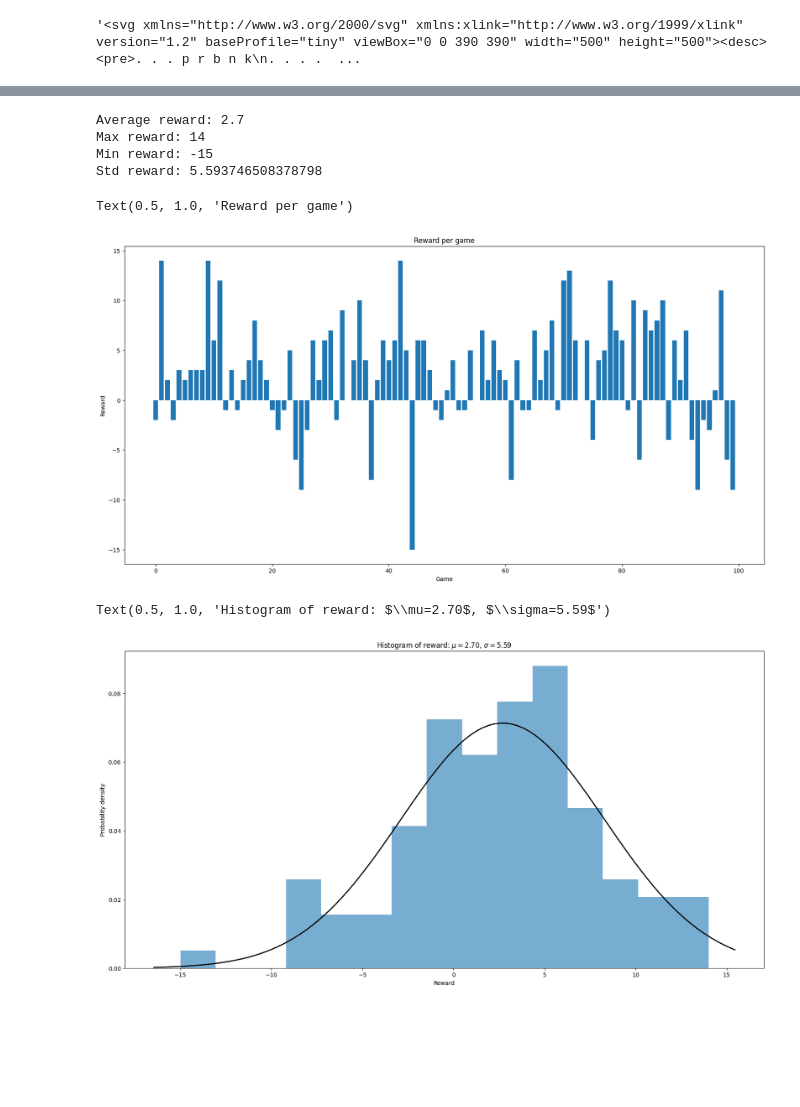
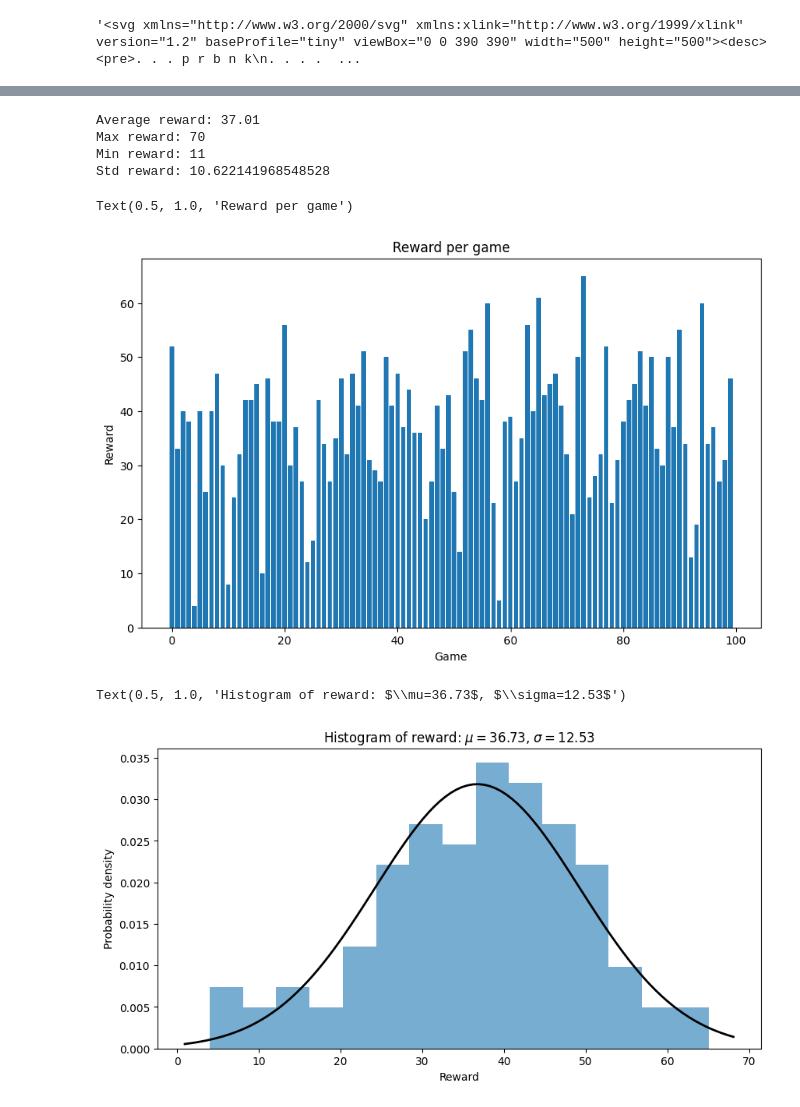
Before and after one commit to Lord225/AIProject, a Jupyter notebook: src/trained_model_testing.ipynb, the cells around one changed output, grey strips where cells are left out. Cells and saved outputs as stored; diff of their text form; code cells hidden in the pictures; blank space fills up the shorter version.

```diff
--- a/src/trained_model_testing.ipynb
+++ b/src/trained_model_testing.ipynb
@@ -15,7 +15,8 @@ env.render()
 import tensorflow as tf
 
 MODEL_NAMES = {
-    "v6": "../retain/chess_v6.0_20230528-170550_13000.h5",
+    "v6-5": "../retain/chess_v6.0_20230608-075209_21500.h5",
+    "v6-30": "../retain/chess_v6.0_20230610-072456_1500.h5",
     "v4-1": "../retain/chess_v4.0_20230528-114544_31500.h5",
     "v4-2": "../retain/chess_v4.0_20230527-105139_38000.h5",
     "v4-3": "../retain/chess_v4.0_20230525-231506_107750.h5",
@@ -46,7 +47,7 @@ def legal_moves(board: chess_engine.DiagonalChess):
     return chess_engine.internal.get_legal_moves_mask(board.board, board.isBlack)
 # %%
 # ten agent zawsze gra białymi
-ai_agent = ChessAgent("v4-3")
+ai_agent = ChessAgent("v6-30")
 # %%
 state = env.reset()
 probs, critic = ai_agent.action_probs(state, legal_moves(env))
@@ -204,24 +214,24 @@ rewards = []
 games_backtrace = []
 
 #ai_agent = ChessAgent("v4-4")
-ai_agent = ChessAgent("v4-3")
+#ai_agent = ChessAgent("v4-3")
 #ai_agent = ChessAgent("v4-2")
-#ai_agent = ChessAgent("v6")
+ai_agent = ChessAgent("v6-30")
+#ai_agent = ChessAgent("v6-5")
 
 t = tqdm(range(N_GAME))
 for i in t:
     state = env.reset()
     reward_sum = 0
     backtrace = []
-    for it in range(10):
-        action, _ = ai_agent.get_raw(state)
-        #action = action*legal_moves(env)
-        action = np.argmax(action)
+    for it in range(15):
+        action = ai_agent.action(state, legal_moves(env))
+        #action = int((np.random.randn(4096)*legal_moves(env)).argmax())
 
         state1, reward1, done1 = env.step(int(action))
 
         # make random move
-        state2, reward2, done2 = env.step(int(np.argmax((np.random.randn(4096)*legal_moves(env)))))
+        state2, reward2, done2 = env.step(int(np.random.randint(0, 4096)))
 
         reward = reward1 - max(reward2, 0)
         state = state2
@@ -244,27 +254,27 @@ print(f"Max reward: {np.max(rewards)}")
 print(f"Min reward: {np.min(rewards)}")
 print(f"Std reward: {np.std(rewards)}")
 # %% [output]
-Average reward: 2.7
-Max reward: 14
-Min reward: -15
-Std reward: 5.593746508378798
+Average reward: 37.01
+Max reward: 70
+Min reward: 11
+Std reward: 10.622141968548528
 # %%
 # plot reward bar plot
-plt.figure(figsize=(20, 10))
+plt.figure(figsize=(10, 6))
 plt.bar(np.arange(len(rewards)), rewards)
 plt.xlabel("Game")
 plt.ylabel("Reward")
 plt.title("Reward per game")
 # %% [output]
 Text(0.5, 1.0, 'Reward per game')
-[figure, old version]
+[figure, new version]
 # %%
 # plot histogram
 from scipy.stats import norm
 
 mu, std = norm.fit(rewards)
 
-ax = plt.figure(figsize=(20, 10)).add_subplot(111)
+ax = plt.figure(figsize=(10, 5)).add_subplot(111)
 ax.hist(rewards, bins=15, density=True, alpha=0.6)
 xmin, xmax = plt.xlim()
 x = np.linspace(xmin, xmax, 100)
@@ -274,8 +284,8 @@ ax.set_xlabel('Reward')
 ax.set_ylabel('Probability density')
 ax.set_title(f'Histogram of reward: $\\mu={mu:.2f}$, $\\sigma={std:.2f}$')
 # %% [output]
-Text(0.5, 1.0, 'Histogram of reward: $\\mu=2.70$, $\\sigma=5.59$')
+Text(0.5, 1.0, 'Histogram of reward: $\\mu=36.73$, $\\sigma=12.53$')
-[figure, old version]
+[figure, new version]
 # %%
 from IPython.display import display
 
```
Also changed, not shown: parts of 7 cells of this notebook, 2 other files.
